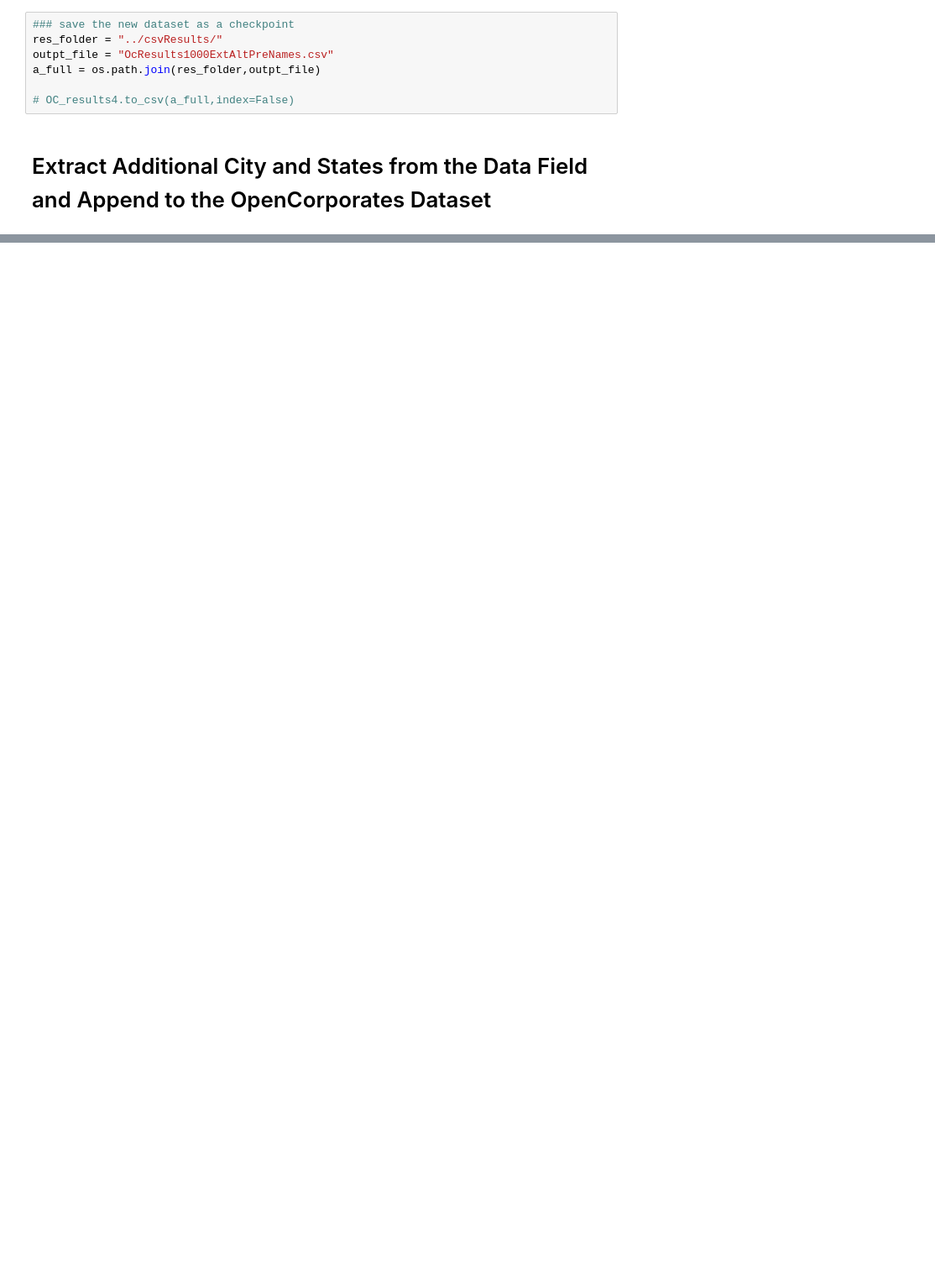
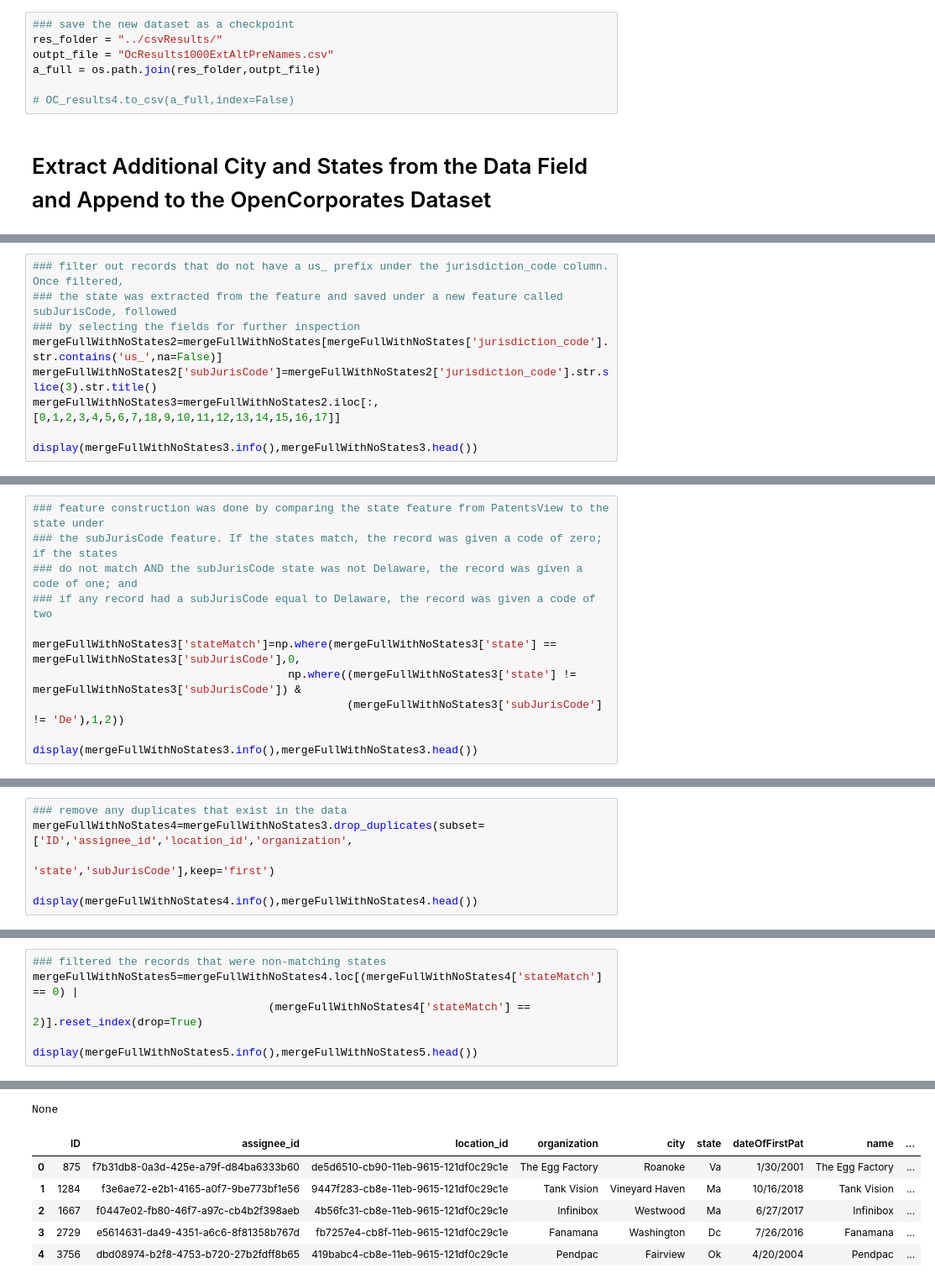
Before and after one commit to jc2568/PatentsView_OC, a Jupyter notebook: Prepare OpenCorporates Data with No States.ipynb, the cells around one changed output, grey strips where cells are left out. Shown at 84% size. Drawn from its saved outputs; the diff is of its cells as text; blank space fills up the shorter version.

```diff
--- a/Prepare OpenCorporates Data with No States.ipynb
+++ b/Prepare OpenCorporates Data with No States.ipynb
@@ -899,0 +963,9 @@ mergeFullWithNoStates2.to_csv("../csvResults/mergedPVOCNoStates.csv",index=False
+# %%
+### filter out records that do not have a us_ prefix under the jurisdiction_code column. Once filtered,
+### the state was extracted from the feature and saved under a new feature called subJurisCode, followed
+### by selecting the fields for further inspection
+mergeFullWithNoStates2=mergeFullWithNoStates[mergeFullWithNoStates['jurisdiction_code'].str.contains('us_',na=False)]
+mergeFullWithNoStates2['subJurisCode']=mergeFullWithNoStates2['jurisdiction_code'].str.slice(3).str.title()
+mergeFullWithNoStates3=mergeFullWithNoStates2.iloc[:,[0,1,2,3,4,5,6,7,18,9,10,11,12,13,14,15,16,17]]
+
+display(mergeFullWithNoStates3.info(),mergeFullWithNoStates3.head())
@@ -899,0 +1002,11 @@ mergeFullWithNoStates2.to_csv("../csvResults/mergedPVOCNoStates.csv",index=False
+# %%
+### feature construction was done by comparing the state feature from PatentsView to the state under
+### the subJurisCode feature. If the states match, the record was given a code of zero; if the states
+### do not match AND the subJurisCode state was not Delaware, the record was given a code of one; and
+### if any record had a subJurisCode equal to Delaware, the record was given a code of two
+
+mergeFullWithNoStates3['stateMatch']=np.where(mergeFullWithNoStates3['state'] == mergeFullWithNoStates3['subJurisCode'],0,
+                                       np.where((mergeFullWithNoStates3['state'] != mergeFullWithNoStates3['subJurisCode']) &
+                                                (mergeFullWithNoStates3['subJurisCode'] != 'De'),1,2))
+
+display(mergeFullWithNoStates3.info(),mergeFullWithNoStates3.head())
@@ -899,0 +1038,6 @@ mergeFullWithNoStates2.to_csv("../csvResults/mergedPVOCNoStates.csv",index=False
+# %%
+### remove any duplicates that exist in the data
+mergeFullWithNoStates4=mergeFullWithNoStates3.drop_duplicates(subset=['ID','assignee_id','location_id','organization',
+                                                                      'state','subJurisCode'],keep='first')
+
+display(mergeFullWithNoStates4.info(),mergeFullWithNoStates4.head())
@@ -899,0 +1080,7 @@ mergeFullWithNoStates2.to_csv("../csvResults/mergedPVOCNoStates.csv",index=False
+# %%
+### filtered the records that were non-matching states
+mergeFullWithNoStates5=mergeFullWithNoStates4.loc[(mergeFullWithNoStates4['stateMatch'] == 0) |
+                                    (mergeFullWithNoStates4['stateMatch'] == 2)].reset_index(drop=True)
+
+display(mergeFullWithNoStates5.info(),mergeFullWithNoStates5.head())
+# %% [output]
@@ -899,0 +1104,7 @@ mergeFullWithNoStates2.to_csv("../csvResults/mergedPVOCNoStates.csv",index=False
+None
+|  | ID | assignee_id | location_id | organization | city | state | dateOfFirstPat | name | ... |
+| 0 | 875 | f7b31db8-0a3d-425e-a79f-d84ba6333b60 | de5d6510-cb90-11eb-9615-121df0c29c1e | The Egg Factory | Roanoke | Va | 1/30/2001 | The Egg Factory | ... |
+| 1 | 1284 | f3e6ae72-e2b1-4165-a0f7-9be773bf1e56 | 9447f283-cb8e-11eb-9615-121df0c29c1e | Tank Vision | Vineyard Haven | Ma | 10/16/2018 | Tank Vision | ... |
+| 2 | 1667 | f0447e02-fb80-46f7-a97c-cb4b2f398aeb | 4b56fc31-cb8e-11eb-9615-121df0c29c1e | Infinibox | Westwood | Ma | 6/27/2017 | Infinibox | ... |
+| 3 | 2729 | e5614631-da49-4351-a6c6-8f81358b767d | fb7257e4-cb8f-11eb-9615-121df0c29c1e | Fanamana | Washington | Dc | 7/26/2016 | Fanamana | ... |
+| 4 | 3756 | dbd08974-b2f8-4753-b720-27b2fdff8b65 | 419babc4-cb8e-11eb-9615-121df0c29c1e | Pendpac | Fairview | Ok | 4/20/2004 | Pendpac | ... |
```
Also changed, not shown: parts of 57 cells of this notebook.
